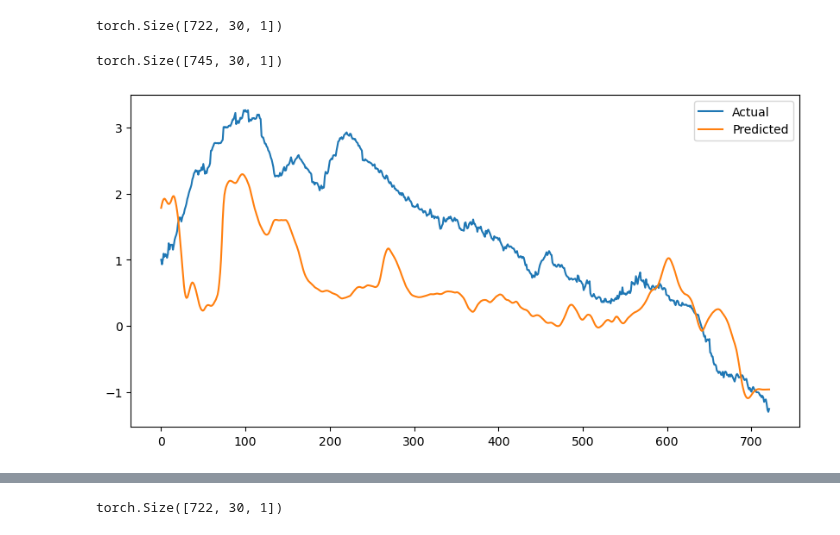
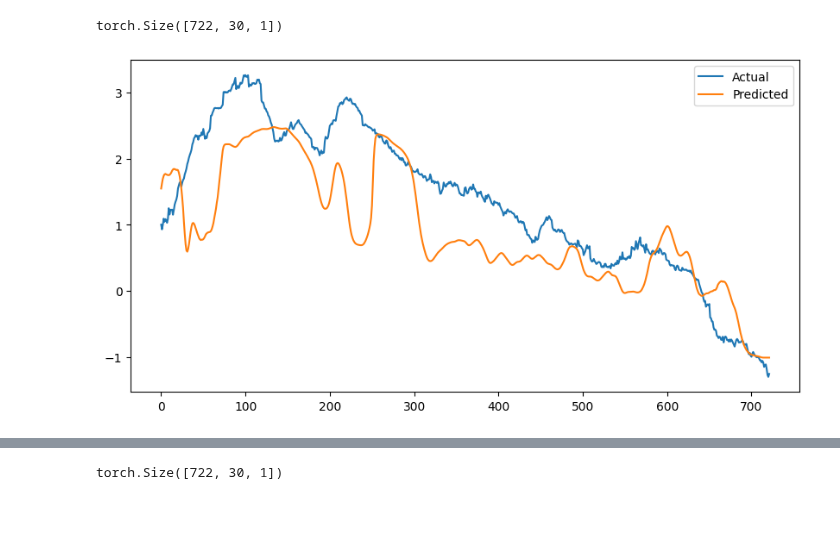
Before and after one commit to rzv09/smores_proj, a Jupyter notebook: src/many_to_many_lstm.ipynb, the cells around one changed output, grey strips where cells are left out. Saved outputs shown, nothing was run; the diff lists cells and outputs as text; code cells hidden in the pictures.

```diff
--- a/src/many_to_many_lstm.ipynb
+++ b/src/many_to_many_lstm.ipynb
@@ -515,20 +518,16 @@ tensor([[0.9461],
 test_tensor_labels4.shape
 # %% [output]
 torch.Size([722, 30, 1])
-# %%
-y_pred_test.shape
-# %% [output]
-torch.Size([745, 30, 1])
 # %%
-average_model.eval()
+model1.eval()
 with torch.no_grad():
-    y_pred_test = average_model(test_tensor_seq4)
+    y_pred_test = model1(test_tensor_seq4)
 
 # Plot test predictions
 plt.figure(figsize=(10, 5))
 plt.plot(test_tensor_labels4[:, 1,:].cpu().numpy(), label="Actual")
 plt.plot(y_pred_test[:, 1, :].cpu().numpy(), label="Predicted")
 plt.legend()
 plt.savefig('model123_avg_fl')
 # %% [output]
-[figure, old version]
+[figure, new version]
```
Also changed, not shown: parts of 15 cells of this notebook, 4 other files.
